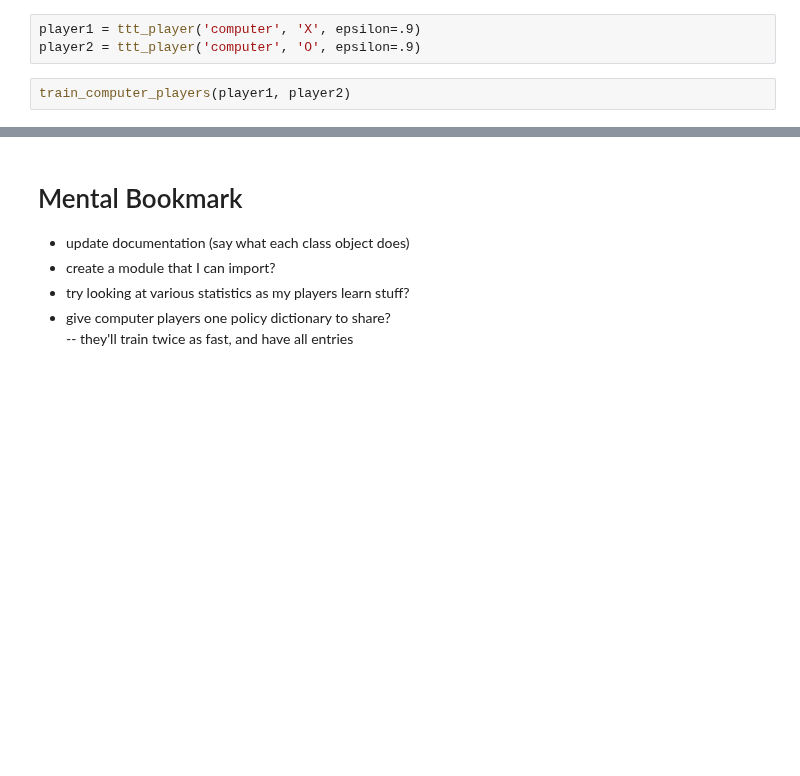
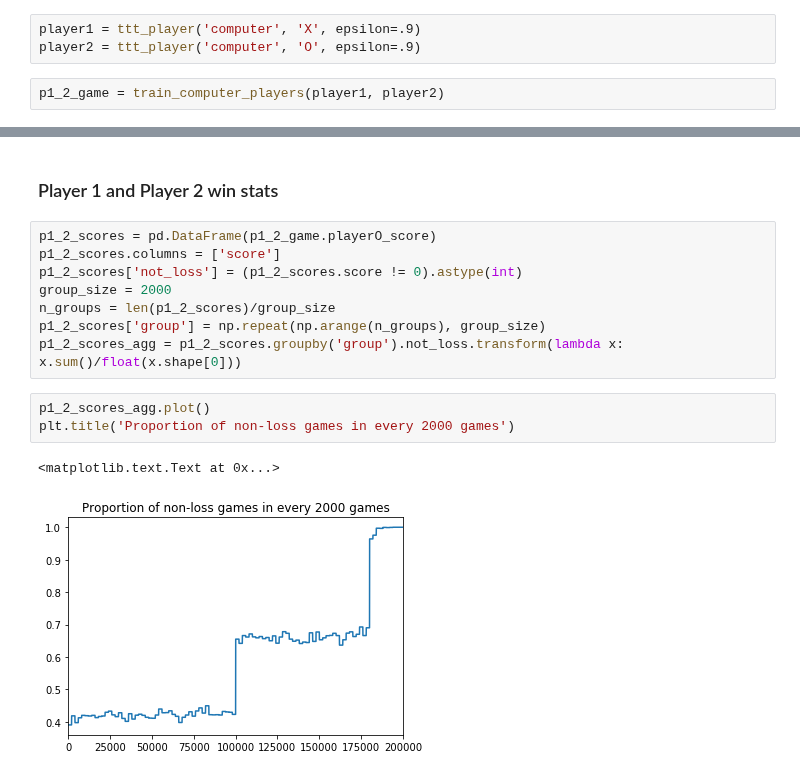
Before and after one commit to zeromh/tic_tac_toe_RI, a Jupyter notebook: tic_tac_toe_RL.ipynb, the cells around one changed output, grey strips where cells are left out. Drawn from its saved outputs; the diff is of its cells as text; blank space fills up the shorter version.

Commit message:
include win statistics

```diff
--- a/tic_tac_toe_RL.ipynb
+++ b/tic_tac_toe_RL.ipynb
@@ -294,7 +373,7 @@ def explore_policy(state, player):
 player1 = ttt_player('computer', 'X', epsilon=.9)
 player2 = ttt_player('computer', 'O', epsilon=.9)
 # %%
-train_computer_players(player1, player2)
+p1_2_game = train_computer_players(player1, player2)
 # %%
 state = ['X', '_', '_', '_', '_', '_', '_', '_', '_']
 explore_policy(state, player2)
@@ -337,9 +416,18 @@ O X X
 
 The game is a tie!
-# %% [markdown]
-# Mental Bookmark
-- update documentation (say what each class object does)
-- create a module that I can import?
-- try looking at various statistics as my players learn stuff?
-- give computer players one policy dictionary to share?
--- they'll train twice as fast, and have all entries
+# %% [markdown]
+### Player 1 and Player 2 win stats
+# %%
+p1_2_scores = pd.DataFrame(p1_2_game.playerO_score)
+p1_2_scores.columns = ['score']
+p1_2_scores['not_loss'] = (p1_2_scores.score != 0).astype(int)
+group_size = 2000
+n_groups = len(p1_2_scores)/group_size
+p1_2_scores['group'] = np.repeat(np.arange(n_groups), group_size)
+p1_2_scores_agg = p1_2_scores.groupby('group').not_loss.transform(lambda x: x.sum()/float(x.shape[0]))
+# %%
+p1_2_scores_agg.plot()
+plt.title('Proportion of non-loss games in every 2000 games')
+# %% [output]
+<matplotlib.text.Text at 0x...>
+[figure, added]
```
Also changed, not shown: parts of 42 cells of this notebook.
